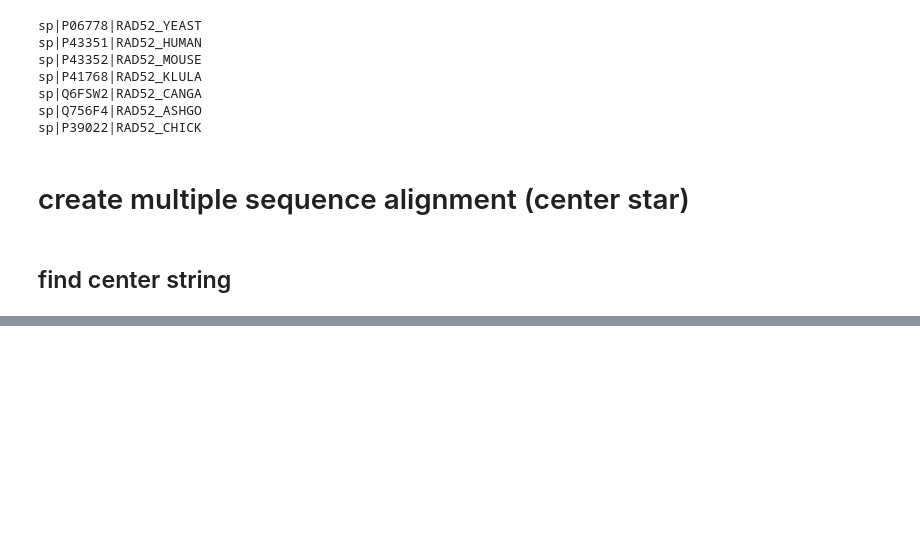
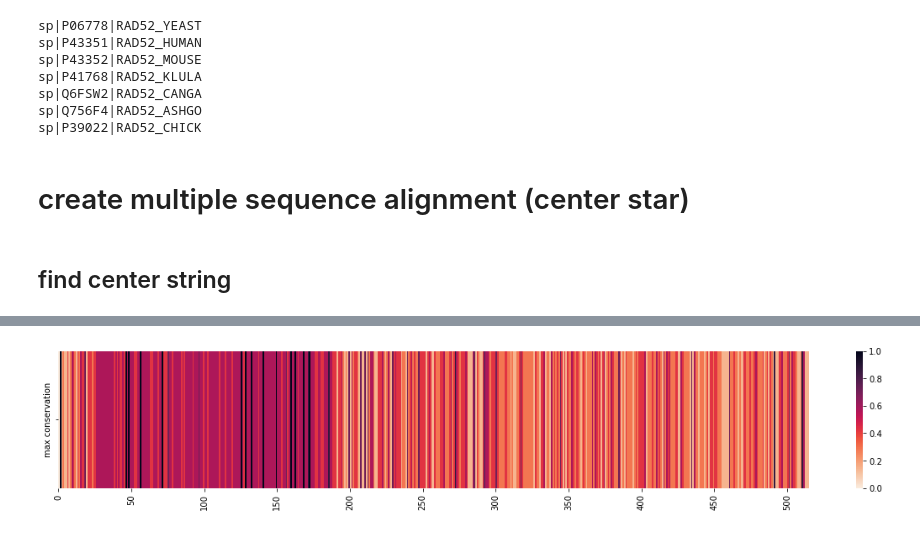
Before and after one commit to j-hirschy/applied-bioinformatics-2022, a Jupyter notebook: multiple_alignment.ipynb, the cells around one changed output, grey strips where cells are left out. Saved outputs shown, nothing was run; the diff lists cells and outputs as text; code cells hidden in the pictures; blank space fills up the shorter version.

```diff
--- a/multiple_alignment.ipynb
+++ b/multiple_alignment.ipynb
@@ -321,0 +303,11 @@ __PET__
+# %%
+import pandas as pd
+plt.figure(figsize=(20,3))
+xticks = np.arange(0, my_ppm.probability_matrix.shape[0], 50)
+df = pd.DataFrame({"max conservation": y}).transpose()
+ax = sns.heatmap(df, cmap=sns.cm.rocket_r)
+ax.set_xticks(xticks)
+ax.set_xticklabels(xticks)
+plt.show()
+# %% [output]
+[figure, added]
```
Also changed, not shown: parts of 13 cells of this notebook.
